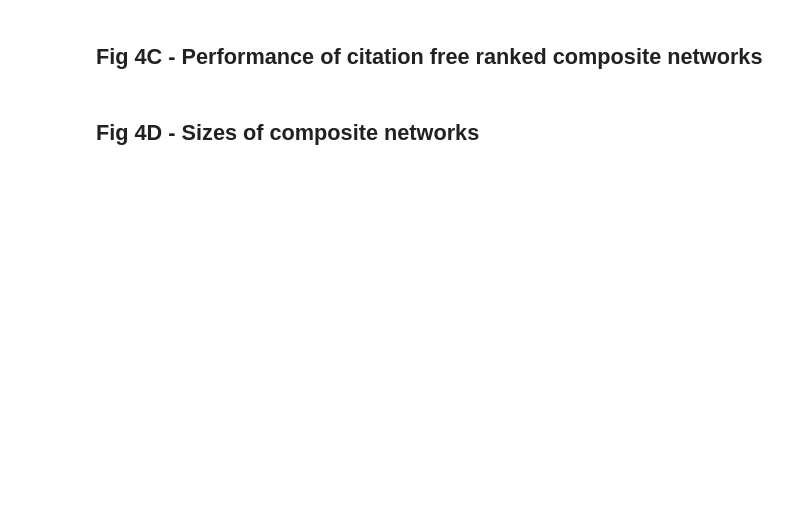
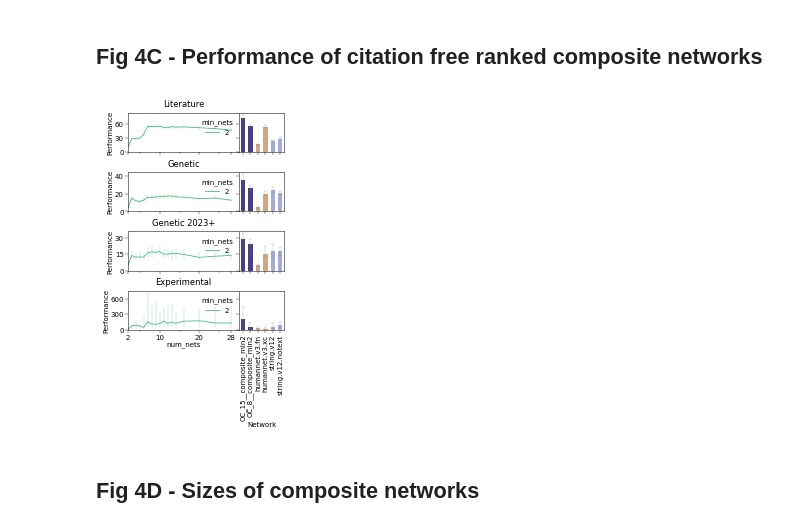
Before and after one commit to sarah-n-wright/Network_Evaluation_Tools, a Jupyter notebook: StateOfTheInteractomes_Notebooks/4_Composite_networks.ipynb, the cells around one changed output. Saved outputs shown, nothing was run; the diff lists cells and outputs as text; code cells hidden in the pictures; blank space fills up the shorter version.

```diff
--- a/StateOfTheInteractomes_Notebooks/4_Composite_networks.ipynb
+++ b/StateOfTheInteractomes_Notebooks/4_Composite_networks.ipynb
@@ -50,4 +130,36 @@ geneset_names = {'gwas' : 'Genetic',
 # %% [markdown]
 ## Fig 4C - Performance of citation free ranked composite networks
+# %%
+nocite_df = pd.read_csv(os.path.join(gitdir, 'StateOfTheInteractomes_Notebooks/Data/Fig4C_performance_results.csv'))
+# %%
+nc_comparison_results = nocite_df[nocite_df['Comparator']]
+nc_performance_df = nocite_df[~nocite_df['Comparator']]
+# %%
+_, [[ax1, ax2], [ax3, ax4], [ax5, ax6], [ax7, ax8]] = plt.subplots(nrows=4, ncols=2, figsize=(2.8,4),
+                                        gridspec_kw={'wspace':0, 'hspace':0.5, 'width_ratios':[1, 0.4]}, sharey='row', sharex='col')
+for j, ax in enumerate([ax1, ax3, ax5, ax7]):
+    i=j
+    a = nc_comparison_results[nc_comparison_results['GeneSet']==genesets[i]].pivot(index='index', columns='Network', values='Performance')
+    sns.barplot(a, estimator='median', ax=[ax2,ax4, ax6, ax8][j],errorbar=('ci', 95),err_kws={'linewidth': 0.25, 'color':'grey'}, capsize=0.4,  linewidth=0.25, width=0.6,
+                    palette=['darkslateblue', 'darkslateblue','#d1a786', '#d1a786','#a3acd8', '#a3acd8'], fill=True, saturation=1)
+
+    gs = genesets[i]
+    sns.lineplot(data=nc_performance_df[nc_performance_df.GeneSet==gs], x='num_nets', y='Performance', hue='min_nets', ax=ax, err_style='bars',
+            hue_order=[2], palette = [ 'mediumseagreen'], linewidth=0.75, err_kws={'linewidth':0.25}, estimator='median')
+    ax.set_title(gs.split('_a64_')[0])
+    [ax2, ax4, ax6, ax8][j].tick_params(axis='x', rotation=90)
+    ax.set_title(gs.split('_a64_')[0])
+    _ = ax.set_xticks([2, 10,20,28])
+    _ = ax.set_xticks([5, 15,25,28], minor=True)
+    ax.set_xlim(2, 30)
+
+ax1.set_yticks([0,30,60])
+ax3.set_yticks([0,20,40])
+ax5.set_yticks([0,15,30])
+ax7.set_yticks([0,300,600])
+
+plt.savefig(figdir+'4C_citation_free_performance.jpg', dpi=300, bbox_inches='tight')
+# %% [output]
+[figure, added]
 # %% [markdown]
 ## Fig 4D - Sizes of composite networks
```
Also changed, not shown: parts of 11 cells of this notebook, 3 other files.
